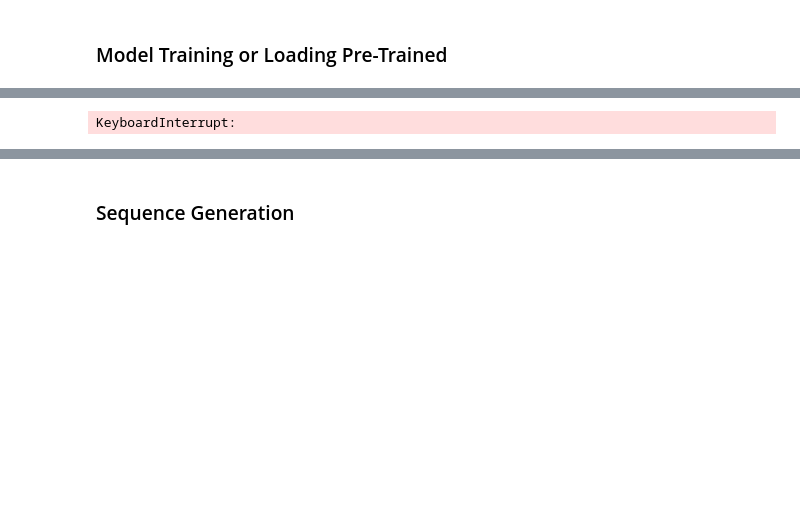
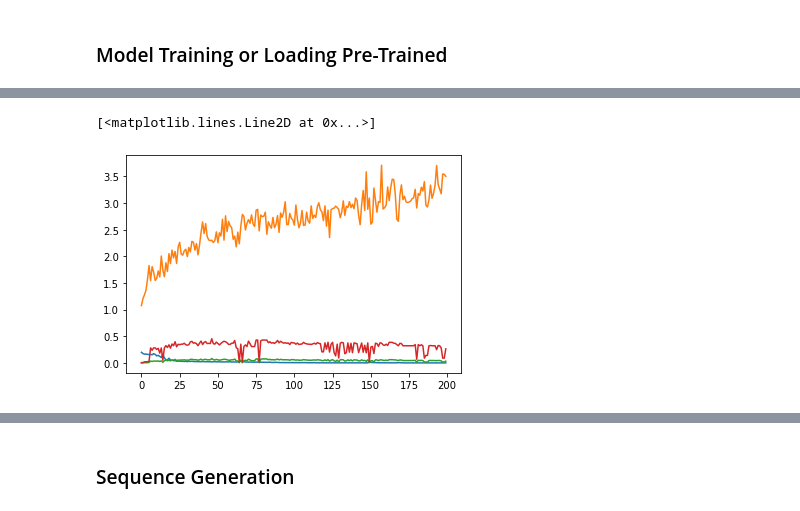
Before and after one commit to whatevernevermindbro/nl2ml-mirror, a Jupyter notebook: models_scripts/task2seq/task2seq.ipynb, the cells around one changed output, grey strips where cells are left out. Cells and saved outputs as stored; diff of their text form; code cells hidden in the pictures; blank space fills up the shorter version.

```diff
--- a/models_scripts/task2seq/task2seq.ipynb
+++ b/models_scripts/task2seq/task2seq.ipynb
@@ -665,8 +721,8 @@ for epoch in range(EPOCHS):
         manager.save()
         print('saved')
     print('Time taken for the epoch {} sec\n'.format(time.time() - start))
-best_epoch = np.argmin(np.mean(val_ce, axis=1))
-print('The best epoch is {} with CE = {}, RR = {}, RP = {}'.format(best_epoch, np.mean(val_ce[best_epoch]), np.mean(val_rr[best_epoch]), np.mean(val_rp[best_epoch])))
+best_epoch = np.argmin(np.mean(val_ce, axis=1)) + 1
+print('The best epoch is {} with CE = {:.4f}, RR = {:.4f}, RP = {:.4f}'.format(best_epoch, np.mean(val_ce[best_epoch]), np.mean(val_rr[best_epoch]), np.mean(val_rp[best_epoch])))
 plt.plot(train_losses)
 plt.plot(np.mean(val_ce, axis=1))
 plt.plot(np.mean(val_rr, axis=1))
@@ -692 +748,2 @@ predicting.. 0.0% 31.0% 61.9%
-KeyboardInterrupt:
+[<matplotlib.lines.Line2D at 0x...>]
+[figure, added]
```
Also changed, not shown: parts of 30 cells of this notebook.
